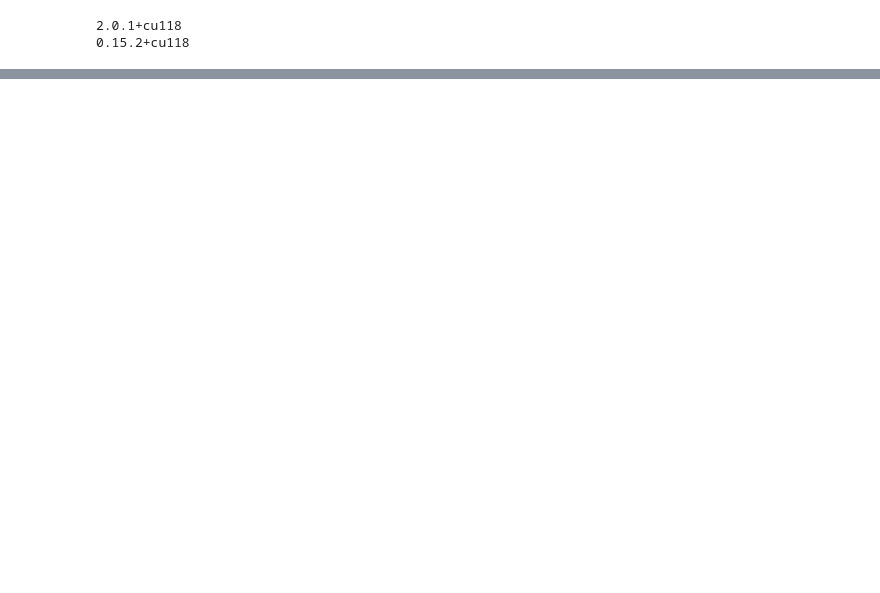
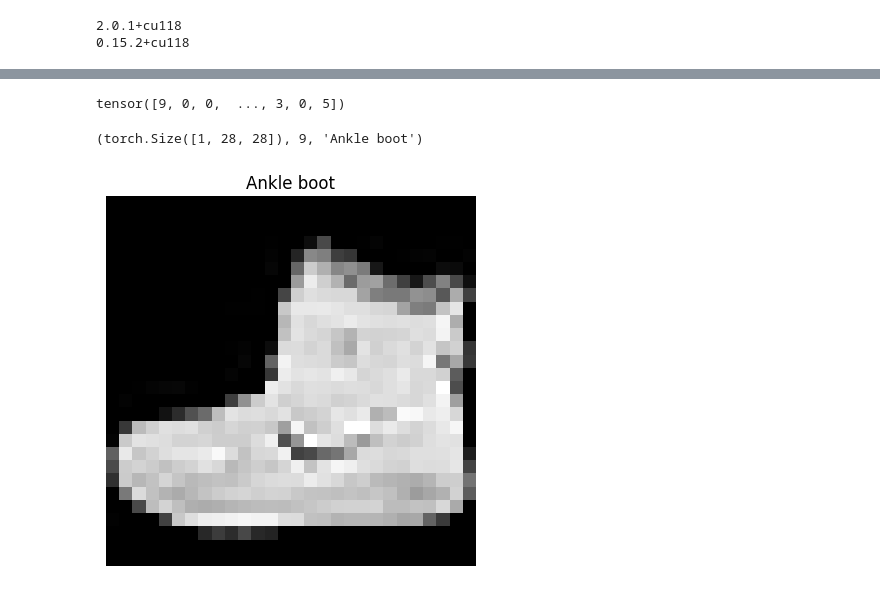
Before and after one commit to mariusdgm/pytorch_learn, a Jupyter notebook: notebooks/nb_3.ipynb, the cells around one changed output, grey strips where cells are left out. Cells and saved outputs as stored; diff of their text form; code cells hidden in the pictures; blank space fills up the shorter version.

```diff
--- a/notebooks/nb_3.ipynb
+++ b/notebooks/nb_3.ipynb
@@ -44,0 +35,3 @@ print(torchaudio.__version__)
+# %%
+data_0, label_0 = train_data[0]
+data_0, label_0
@@ -44,0 +56,3 @@ print(torchaudio.__version__)
+# %%
+class_names = train_data.classes
+class_names
@@ -44,0 +70,16 @@ print(torchaudio.__version__)
+# %%
+train_data.targets
+# %% [output]
+tensor([9, 0, 0,  ..., 3, 0, 5])
+# %%
+data_0.shape, label_0, class_names[label_0]
+# %% [output]
+(torch.Size([1, 28, 28]), 9, 'Ankle boot')
+# %%
+import matplotlib.pyplot as plt
+
+plt.imshow(data_0.squeeze(), cmap="gray")
+plt.title(class_names[label_0])
+plt.axis(False);
+# %% [output]
+[figure, added]
```
Also changed, not shown: parts of 37 cells of this notebook.
